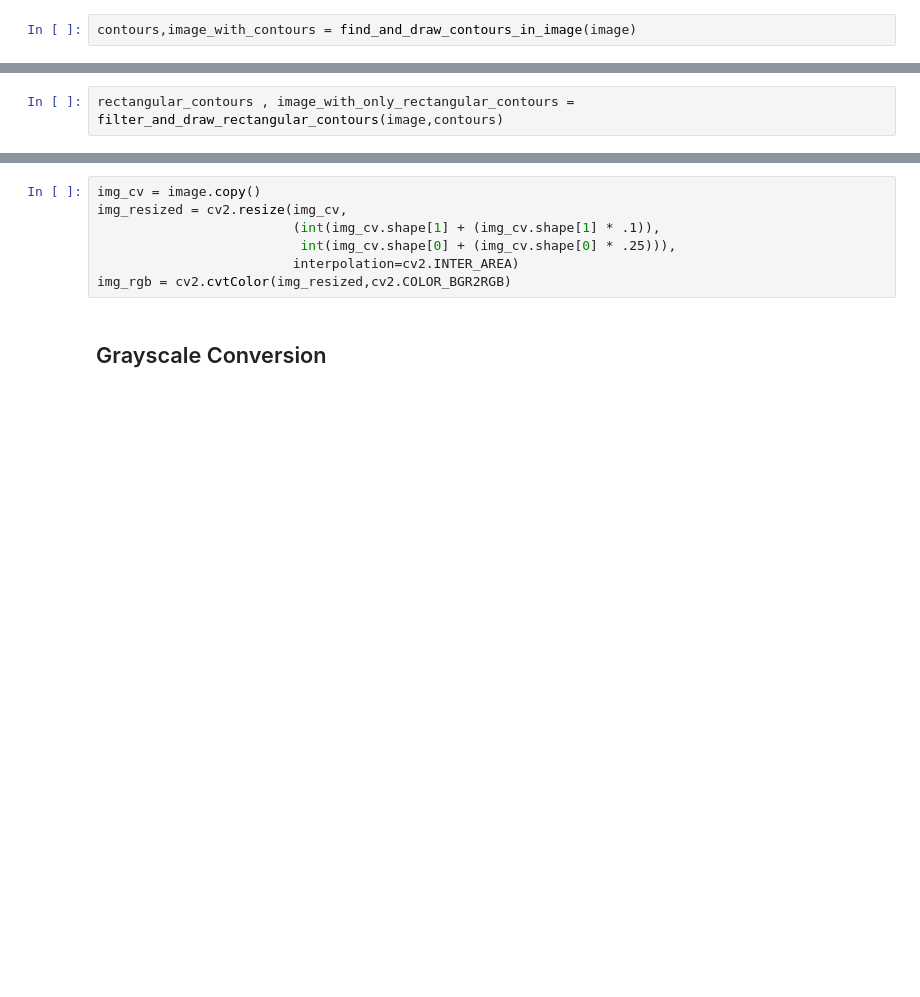
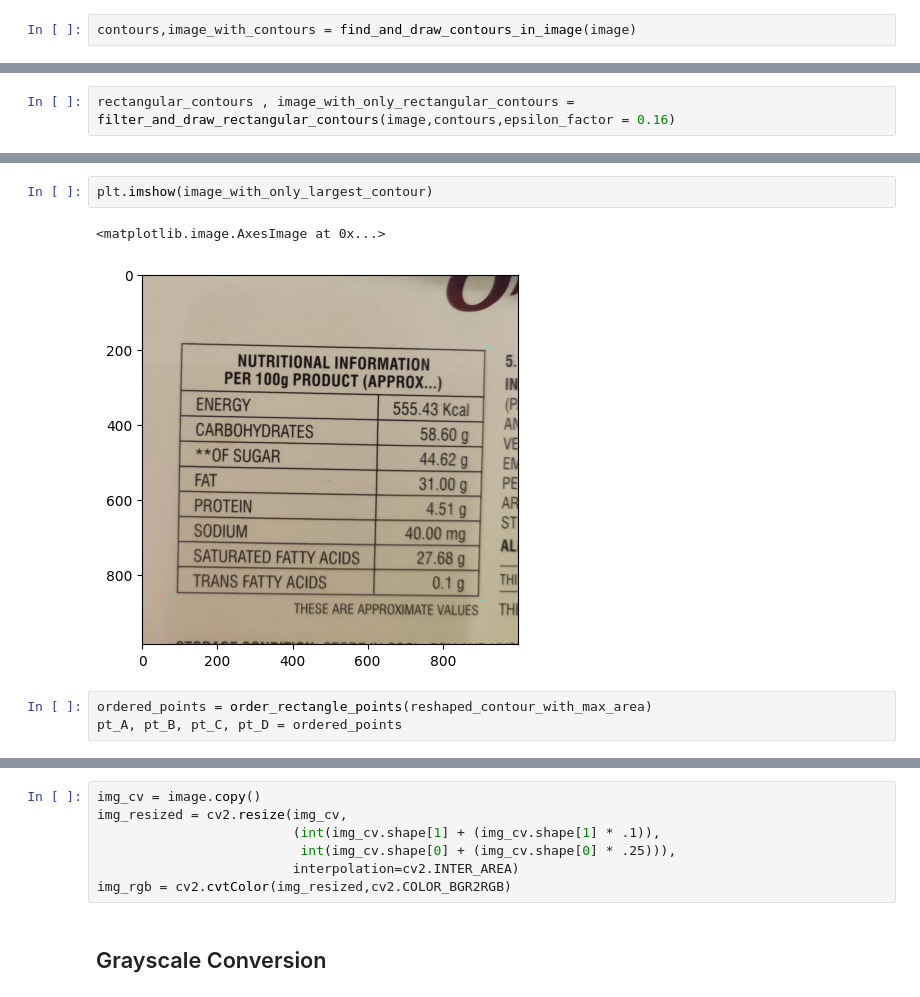
Before and after one commit to anuj018/OCR-Project, a Jupyter notebook: notebooks/ocr_using_pytesseract_tutorial.ipynb, the cells around one changed output, grey strips where cells are left out. Cells and saved outputs as stored; diff of their text form; blank space fills up the shorter version.

```diff
--- a/notebooks/ocr_using_pytesseract_tutorial.ipynb
+++ b/notebooks/ocr_using_pytesseract_tutorial.ipynb
@@ -24,2 +33,2 @@ plt.imshow(image_with_contours_rgb)
 # %%
-rectangular_contours , image_with_only_rectangular_contours = filter_and_draw_rectangular_contours(image,contours)
+rectangular_contours , image_with_only_rectangular_contours = filter_and_draw_rectangular_contours(image,contours,epsilon_factor = 0.16)
@@ -30,0 +86,8 @@ plt.imshow(image_with_only_rectangular_contours)
+# %%
+plt.imshow(image_with_only_largest_contour)
+# %% [output]
+<matplotlib.image.AxesImage at 0x...>
+[figure, added]
+# %%
+ordered_points = order_rectangle_points(reshaped_contour_with_max_area)
+pt_A, pt_B, pt_C, pt_D = ordered_points
```
Also changed, not shown: parts of 42 cells of this notebook, 4 other files.
